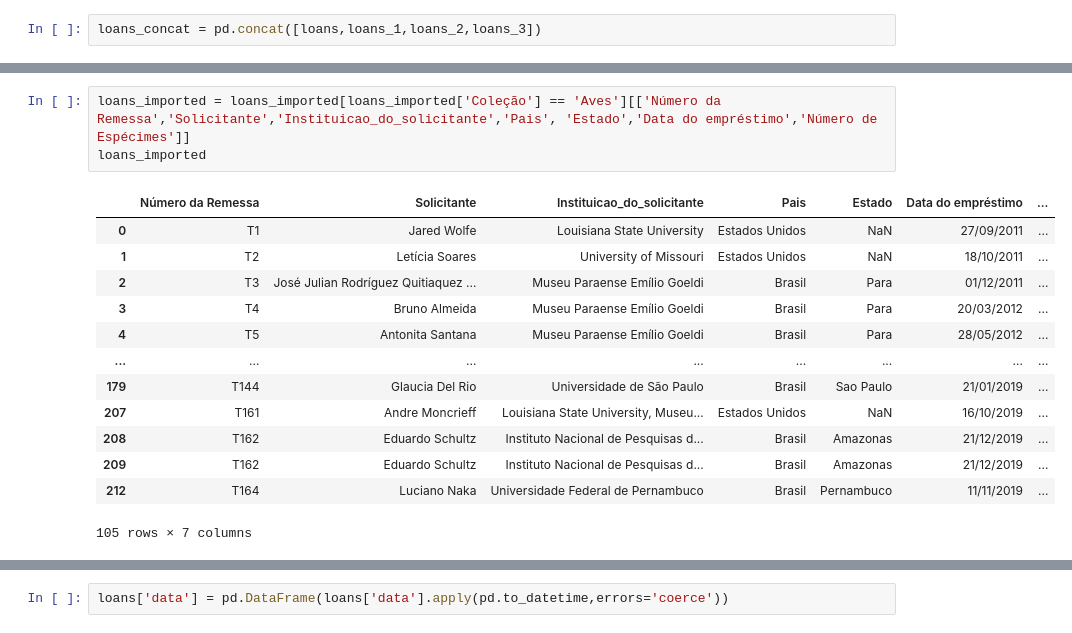
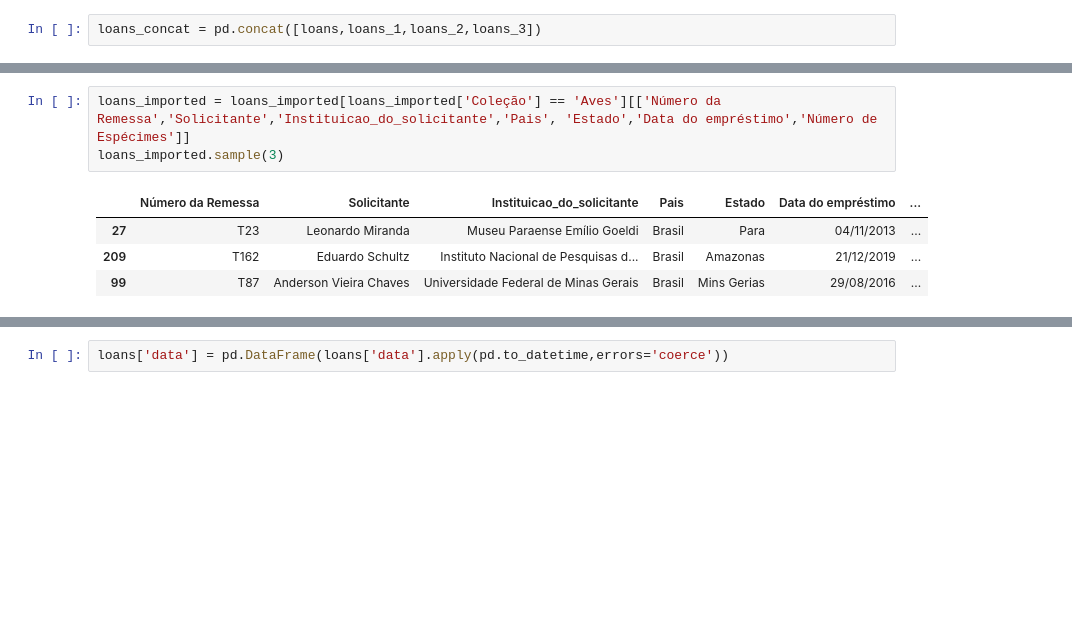
Before and after one commit to nnbuainain/inpa_bird_collection, a Jupyter notebook: inpa_bird_collection_analyses.ipynb, the cells around one changed output, grey strips where cells are left out. Cells and saved outputs as stored; diff of their text form; blank space fills up the shorter version.

```diff
--- a/inpa_bird_collection_analyses.ipynb
+++ b/inpa_bird_collection_analyses.ipynb
@@ -1356,20 +1359,11 @@ loans_imported
 # %%
 loans_imported = loans_imported[loans_imported['Coleção'] == 'Aves'][['Número da Remessa','Solicitante','Instituicao_do_solicitante','Pais', 'Estado','Data do empréstimo','Número de Espécimes']]
-loans_imported
+loans_imported.sample(3)
 # %% [output]
 |  | Número da Remessa | Solicitante | Instituicao_do_solicitante | Pais | Estado | Data do empréstimo | ... |
-| 0 | T1 | Jared Wolfe | Louisiana State University | Estados Unidos | NaN | 27/09/2011 | ... |
-| 1 | T2 | Letícia Soares | University of Missouri | Estados Unidos | NaN | 18/10/2011 | ... |
-| 2 | T3 | José Julian Rodríguez Quitiaquez ... | Museu Paraense Emílio Goeldi | Brasil | Para | 01/12/2011 | ... |
-| 3 | T4 | Bruno Almeida | Museu Paraense Emílio Goeldi | Brasil | Para | 20/03/2012 | ... |
-| 4 | T5 | Antonita Santana | Museu Paraense Emílio Goeldi | Brasil | Para | 28/05/2012 | ... |
-| ... | ... | ... | ... | ... | ... | ... | ... |
-| 179 | T144 | Glaucia Del Rio | Universidade de São Paulo | Brasil | Sao Paulo | 21/01/2019 | ... |
-| 207 | T161 | Andre Moncrieff | Louisiana State University, Museu... | Estados Unidos | NaN | 16/10/2019 | ... |
-| 208 | T162 | Eduardo Schultz | Instituto Nacional de Pesquisas d... | Brasil | Amazonas | 21/12/2019 | ... |
+| 27 | T23 | Leonardo Miranda | Museu Paraense Emílio Goeldi | Brasil | Para | 04/11/2013 | ... |
 | 209 | T162 | Eduardo Schultz | Instituto Nacional de Pesquisas d... | Brasil | Amazonas | 21/12/2019 | ... |
-| 212 | T164 | Luciano Naka | Universidade Federal de Pernambuco | Brasil | Pernambuco | 11/11/2019 | ... |
+| 99 | T87 | Anderson Vieira Chaves | Universidade Federal de Minas Gerais | Brasil | Mins Gerias | 29/08/2016 | ... |
-105 rows × 7 columns
 # %%
 loans_imported.set_index('Número da Remessa',inplace=True)
 loans_imported.rename(columns={'Solicitante':'para','Instituicao_do_solicitante':'institution','Pais':'pais','Estado':'estado','Número de Espécimes':'number_specimens','Data do empréstimo':'data'},inplace=True)
```
Also changed, not shown: parts of 110 cells of this notebook, 11 other files.
